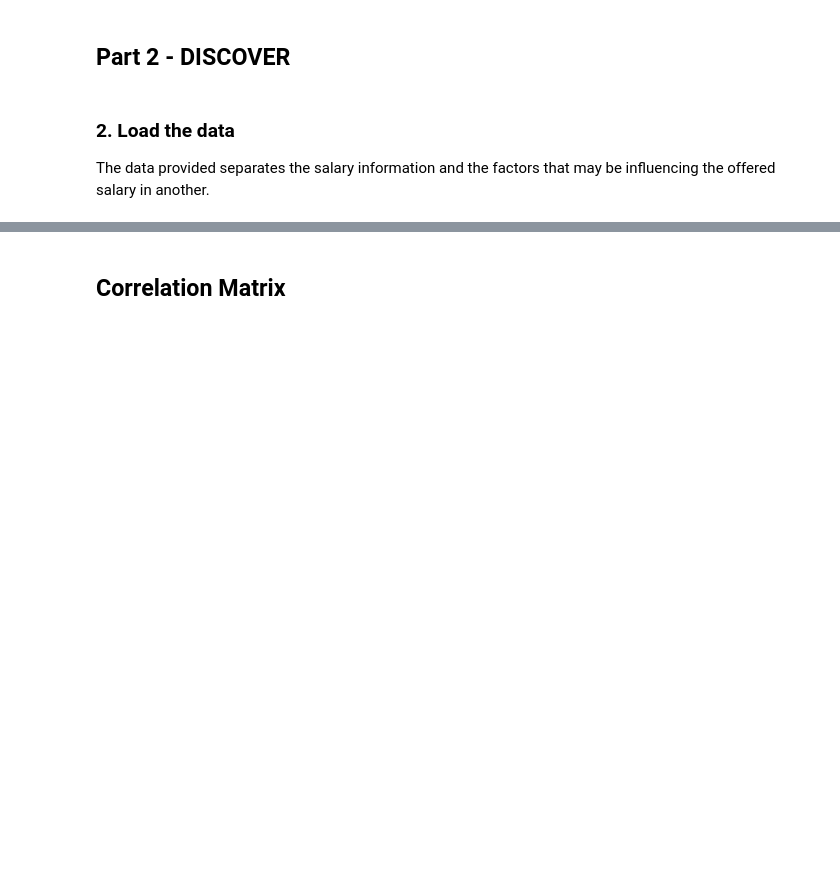
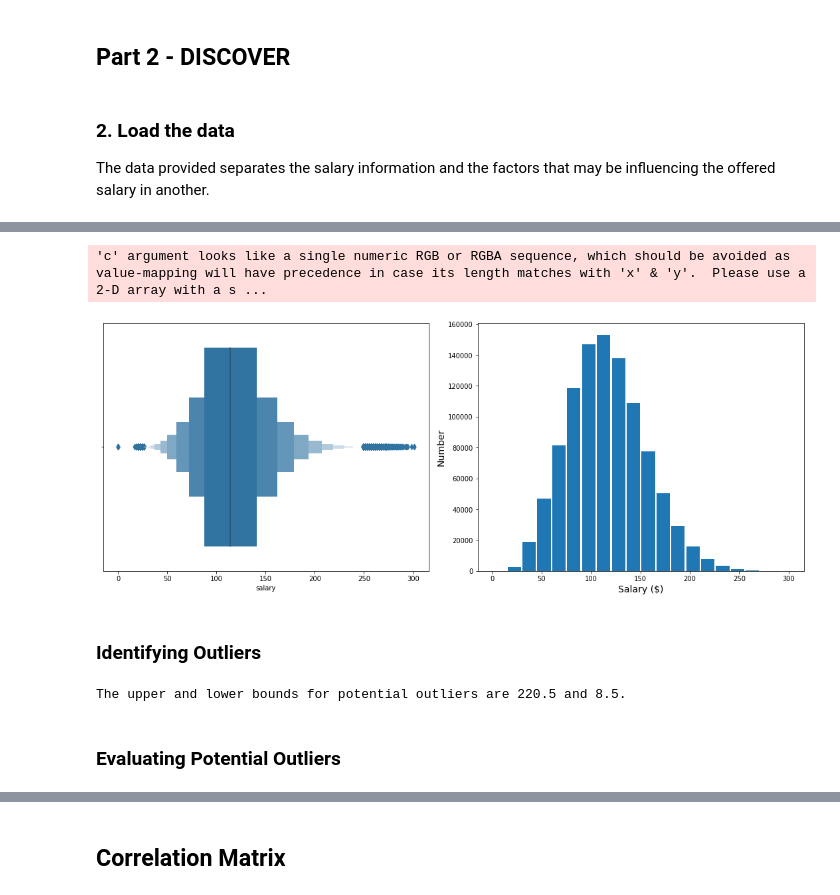
Before and after one commit to jma199/salarypredictionportfolio, a Jupyter notebook: Salary Prediction Project Notebook.ipynb, the cells around one changed output, grey strips where cells are left out. Saved outputs shown, nothing was run; the diff lists cells and outputs as text; code cells hidden in the pictures; blank space fills up the shorter version.

```diff
--- a/Salary Prediction Project Notebook.ipynb
+++ b/Salary Prediction Project Notebook.ipynb
@@ -146,0 +177,5 @@ The salary data appears to have one peak and be symmetrically distributed.
+# %%
+# Merge the two training set dataframes together.
+
+training_df = pd.merge(train_features_df, salary_df, on='jobId')
+training_df.head(10)
@@ -146,0 +230,38 @@ The salary data appears to have one peak and be symmetrically distributed.
+# %%
+# Target Feature : Salary
+
+# Graph
+plt.figure(figsize=(15,6))
+plt.subplot(1,2,1)
+sns.boxenplot(training_df['salary'])
+plt.subplot(1,2,2)
+hist_salary = plt.hist(training_df['salary'], rwidth = 0.9, bins= 20)
+plt.xlabel("Salary ($)", size= 14)
+plt.ylabel("Number", size= 14)
+plt.tight_layout()
+plt.show()
+# %% [output]
+'c' argument looks like a single numeric RGB or RGBA sequence, which should be avoided as value-mapping will have precedence in case its length matches with 'x' & 'y'.  Please use a 2-D array with a s ...
+[figure, added]
+# %% [markdown]
+<h3>Identifying Outliers</h3>
+# %%
+from numpy import percentile
+
+# Identify potential outliers using the IQR rule
+
+# Calculate interquartile range
+q25 = percentile(training_df['salary'], 25)
+q75 = percentile(training_df['salary'], 75)
+iqr = q75 - q25
+
+# Calculate cut-off values
+cut_off = iqr * 1.5
+lower = q25 - cut_off
+upper = q75 + cut_off
+
+print('The upper and lower bounds for potential outliers are {} and {}.'.format(upper, lower))
+# %% [output]
+The upper and lower bounds for potential outliers are 220.5 and 8.5.
+# %% [markdown]
+<h3>Evaluating Potential Outliers</h3>
```
Also changed, not shown: parts of 79 cells of this notebook.
